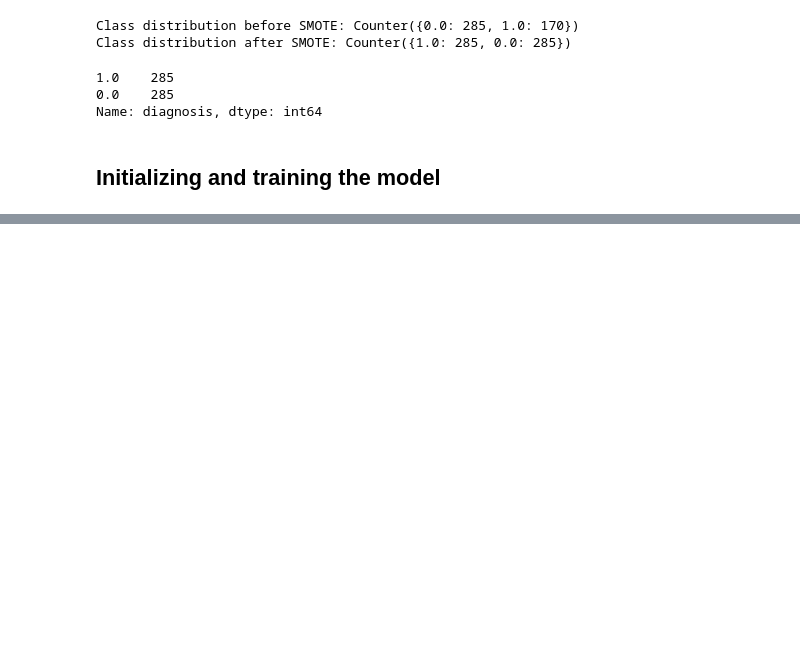
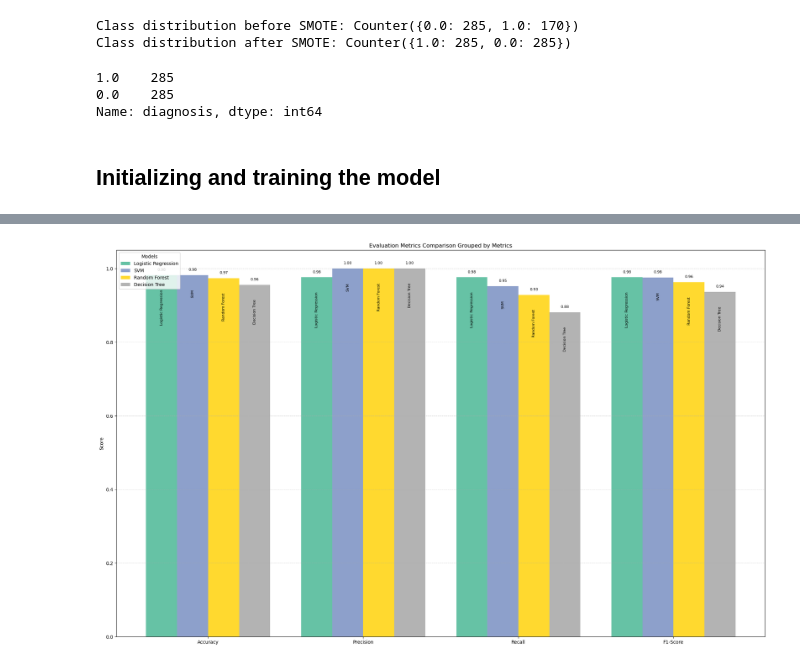
Before and after one commit to Niklauzi/Breast-Cancer-Wisconsin-Diagnostic, a Jupyter notebook: Breast Cancer Wisconsin Diagnostic.ipynb, the cells around one changed output, grey strips where cells are left out. Saved outputs shown, nothing was run; the diff lists cells and outputs as text; code cells hidden in the pictures; blank space fills up the shorter version.

Commit message:
comparing model performance

```diff
--- a/Breast Cancer Wisconsin Diagnostic.ipynb
+++ b/Breast Cancer Wisconsin Diagnostic.ipynb
@@ -705,0 +611,65 @@ plt.show()
+# %%
+# Step 3: Plot Evaluation Metrics with Models as Bars
+metric_names = ["accuracy", "precision", "recall", "f1"]
+metrics = ["Accuracy", "Precision", "Recall", "F1-Score"]
+
+# Prepare data for grouped bars
+x = np.arange(len(metric_names))  # Indices for the metrics
+width = 0.2  # Width of each bar
+model_names = list(models.keys())
+
+# Transpose data: group bars by metric
+metric_values = {
+    metric: [evaluation_results[model][metric] for model in model_names]
+    for metric in metric_names
+}
+
+# Plotting
+fig, ax = plt.subplots(figsize=(25, 15))
+
+colors = plt.cm.Set2(np.linspace(0, 1, len(model_names)))  # Unique colors for each model
+
+for i, (model_name, color) in enumerate(zip(model_names, colors)):
+    # Plot bars for each model
+    ax.bar(
+        x + i * width,
+        [metric_values[metric][i] for metric in metric_names],
+        width,
+        label=model_name,
+        color=color
+    )
+    # Add annotations
+    for j, value in enumerate([metric_values[metric][i] for metric in metric_names]):
+        ax.text(
+            x[j] + i * width,
+            value + 0.01,
+            f"{value:.2f}",
+            ha="center",
+            va="bottom",
+            fontsize=8
+        )
+        # Add model names on the bars
+        ax.text(
+            x[j] + i * width,
+            value - 0.04,  # Place text slightly below the top of the bar
+            model_name,
+            ha="center",
+            va="top",
+            fontsize=8,
+            color="black",
+            rotation=90
+        )
+
+# Customize the chart
+ax.set_xticks(x + width * (len(model_names) - 1) / 2)
+ax.set_xticklabels(metrics)
+ax.set_ylabel("Score")
+ax.set_title("Evaluation Metrics Comparison Grouped by Metrics")
+ax.legend(title="Models", loc="upper left")
+ax.grid(axis="y", linestyle="--", alpha=0.5)
+
+# Display the plot
+# plt.tight_layout()
+plt.show()
+# %% [output]
+[figure, added]
```
Also changed, not shown: parts of 54 cells of this notebook.
